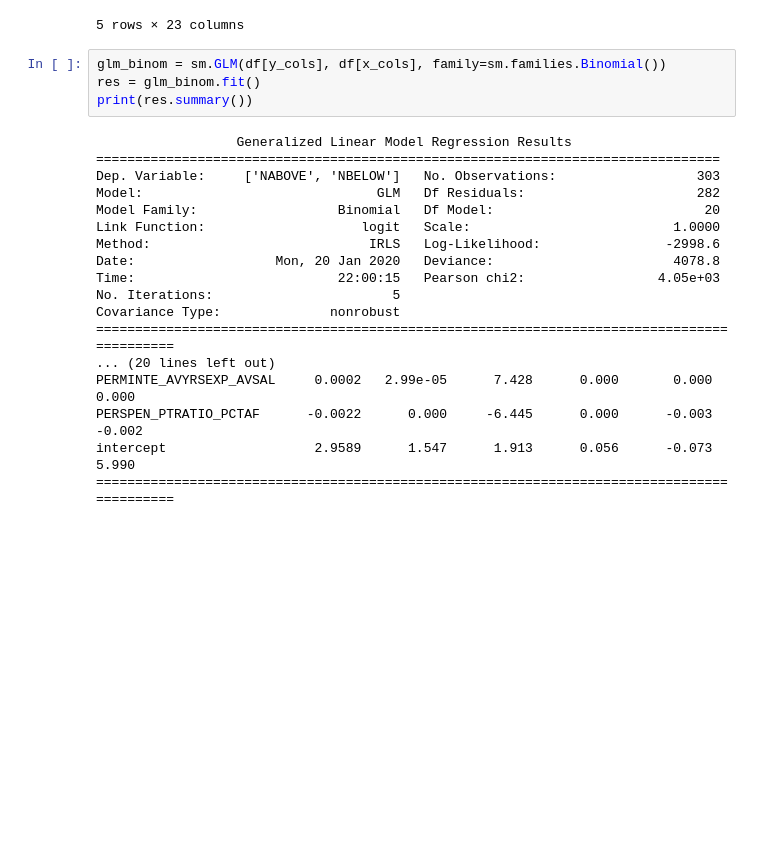
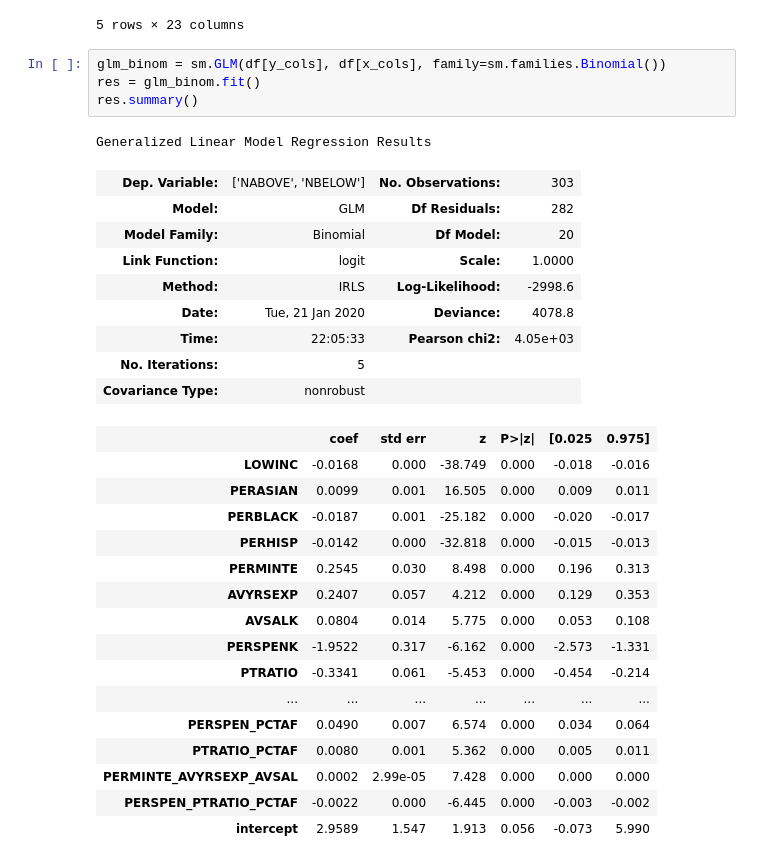
Before and after one commit to gentimouton/dives, a Jupyter notebook: prototypes/generalized_linear_models.ipynb, the cells around one changed output. Saved outputs shown, nothing was run; the diff lists cells and outputs as text; blank space fills up the shorter version.

```diff
--- a/prototypes/generalized_linear_models.ipynb
+++ b/prototypes/generalized_linear_models.ipynb
@@ -345,22 +297,31 @@ predictors:  ['LOWINC', 'PERASIAN', 'PERBLACK', 'PERHISP', 'PERMINTE', 'AVYRSEXP
 # %%
 glm_binom = sm.GLM(df[y_cols], df[x_cols], family=sm.families.Binomial())
 res = glm_binom.fit()
-print(res.summary())
+res.summary()
 # %% [output]
-                  Generalized Linear Model Regression Results
-================================================================================
-Dep. Variable:     ['NABOVE', 'NBELOW']   No. Observations:                  303
-Model:                              GLM   Df Residuals:                      282
-Model Family:                  Binomial   Df Model:                           20
-Link Function:                    logit   Scale:                          1.0000
-Method:                            IRLS   Log-Likelihood:                -2998.6
-Date:                  Mon, 20 Jan 2020   Deviance:                       4078.8
-Time:                          22:00:15   Pearson chi2:                 4.05e+03
-No. Iterations:                       5
-Covariance Type:              nonrobust
-===========================================================================================
-... (20 lines left out)
-PERMINTE_AVYRSEXP_AVSAL     0.0002   2.99e-05      7.428      0.000       0.000       0.000
-PERSPEN_PTRATIO_PCTAF      -0.0022      0.000     -6.445      0.000      -0.003      -0.002
-intercept                   2.9589      1.547      1.913      0.056      -0.073       5.990
-===========================================================================================
+Generalized Linear Model Regression Results
+| Dep. Variable: | ['NABOVE', 'NBELOW'] | No. Observations: | 303 |
+| Model: | GLM | Df Residuals: | 282 |
+| Model Family: | Binomial | Df Model: | 20 |
+| Link Function: | logit | Scale: | 1.0000 |
+| Method: | IRLS | Log-Likelihood: | -2998.6 |
+| Date: | Tue, 21 Jan 2020 | Deviance: | 4078.8 |
+| Time: | 22:05:33 | Pearson chi2: | 4.05e+03 |
+| No. Iterations: | 5 |  |  |
+| Covariance Type: | nonrobust |  |  |
+|  | coef | std err | z | P>|z| | [0.025 | 0.975] |
+| LOWINC | -0.0168 | 0.000 | -38.749 | 0.000 | -0.018 | -0.016 |
+| PERASIAN | 0.0099 | 0.001 | 16.505 | 0.000 | 0.009 | 0.011 |
+| PERBLACK | -0.0187 | 0.001 | -25.182 | 0.000 | -0.020 | -0.017 |
+| PERHISP | -0.0142 | 0.000 | -32.818 | 0.000 | -0.015 | -0.013 |
+| PERMINTE | 0.2545 | 0.030 | 8.498 | 0.000 | 0.196 | 0.313 |
+| AVYRSEXP | 0.2407 | 0.057 | 4.212 | 0.000 | 0.129 | 0.353 |
+| AVSALK | 0.0804 | 0.014 | 5.775 | 0.000 | 0.053 | 0.108 |
+| PERSPENK | -1.9522 | 0.317 | -6.162 | 0.000 | -2.573 | -1.331 |
+| PTRATIO | -0.3341 | 0.061 | -5.453 | 0.000 | -0.454 | -0.214 |
+| ... | ... | ... | ... | ... | ... | ... |
+| PERSPEN_PCTAF | 0.0490 | 0.007 | 6.574 | 0.000 | 0.034 | 0.064 |
+| PTRATIO_PCTAF | 0.0080 | 0.001 | 5.362 | 0.000 | 0.005 | 0.011 |
+| PERMINTE_AVYRSEXP_AVSAL | 0.0002 | 2.99e-05 | 7.428 | 0.000 | 0.000 | 0.000 |
+| PERSPEN_PTRATIO_PCTAF | -0.0022 | 0.000 | -6.445 | 0.000 | -0.003 | -0.002 |
+| intercept | 2.9589 | 1.547 | 1.913 | 0.056 | -0.073 | 5.990 |
```
Also changed, not shown: parts of 11 cells of this notebook.
